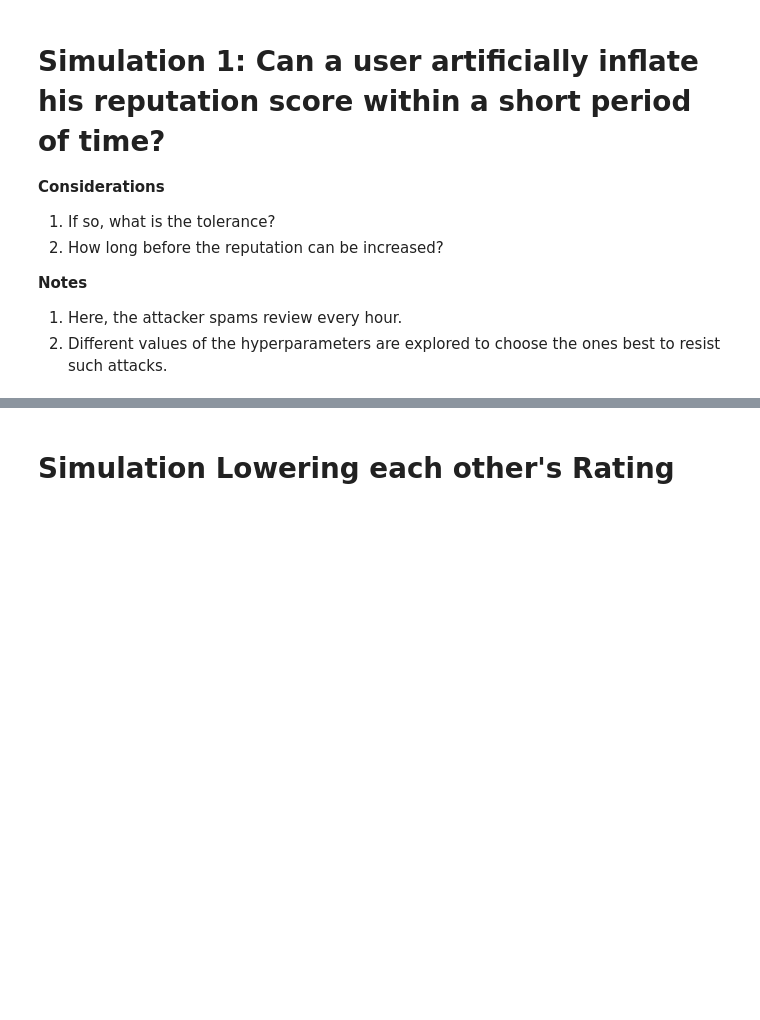
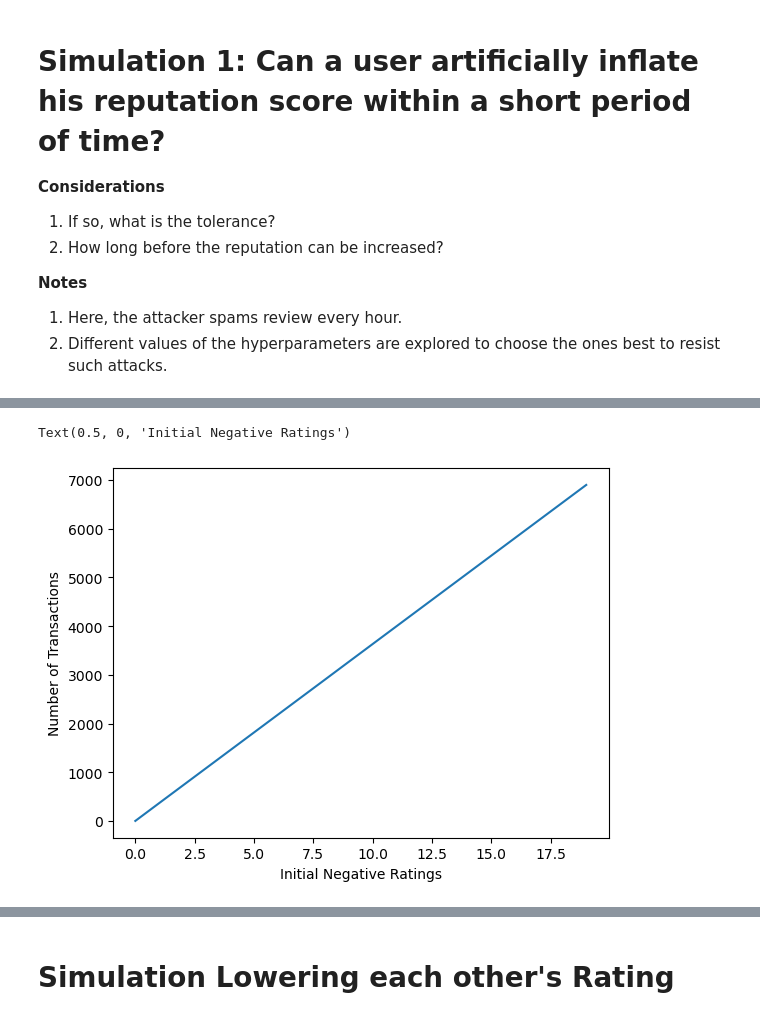
Before and after one commit to S-Samiksha/Reputation_Mechanism_Simulations, a Jupyter notebook: Simulations/Research_Paper_simulation.ipynb, the cells around one changed output, grey strips where cells are left out. Saved outputs shown, nothing was run; the diff lists cells and outputs as text; code cells hidden in the pictures; blank space fills up the shorter version.

```diff
--- a/Simulations/Research_Paper_simulation.ipynb
+++ b/Simulations/Research_Paper_simulation.ipynb
@@ -77,0 +78,40 @@ Text(0, 0.5, 'Reputation score')
+# %%
+def sim(init_n):
+    #declaring first time user parameters
+    user_sum_p = 1.0
+    user_sum_n = init_n
+    #if S+ and S- are set to 1 and 0 respectively, we know that the reputation score starts at 1.0
+    user_rep = user_sum_p/(user_sum_p+user_sum_n)
+    price=2322070000000000.0 #5USD
+    # price = 443866700000000000.0 #1000USD
+    # price = 1000000000000000000.0 #2k USD
+    # total_time_passed = 0.0
+    time_difference = 1.0
+    total_time_passed = 0.0
+
+    repList = []
+    repList.append(1.0)
+
+    count = 0
+
+    while user_rep <= 0.99999 and user_rep>0.0:
+            user_rep, user_sum_p, user_sum_n = calculate_reputation(5, price, time_difference, user_rep, user_sum_p, user_sum_n)
+            repList.append(user_rep)
+            total_time_passed += time_difference
+            count += 1
+    return len(repList)
+
+
+transactions_list = []
+for i in range(0, 20):
+    transactions_list.append(sim(i))
+
+
+x = [i for i in range(0, 20)]
+y = transactions_list
+plt.plot(x,y)
+plt.ylabel("Number of Transactions")
+plt.xlabel("Initial Negative Ratings")
+# %% [output]
+Text(0.5, 0, 'Initial Negative Ratings')
+[figure, added]
```
Also changed, not shown: parts of 7 cells of this notebook, 20 other files.
